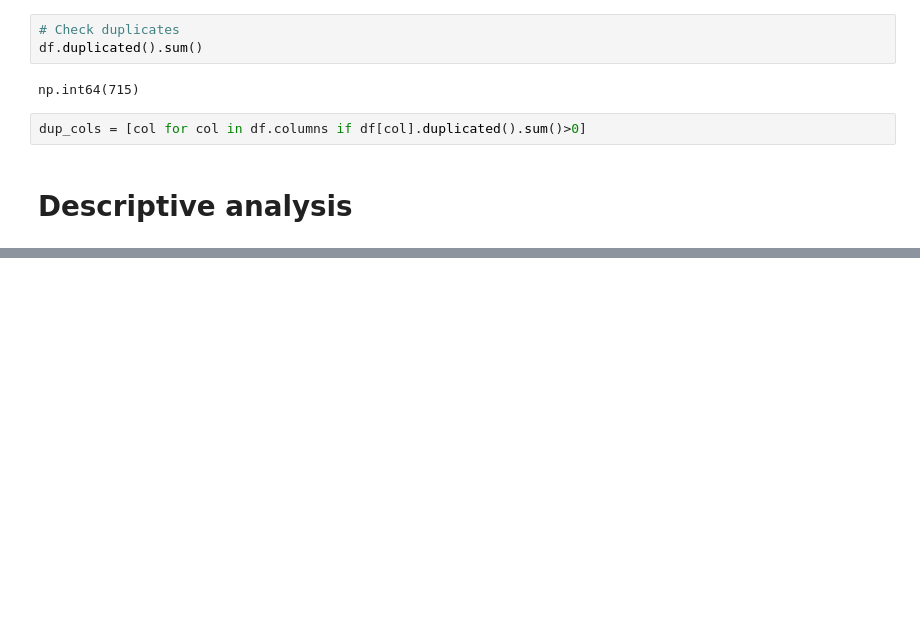
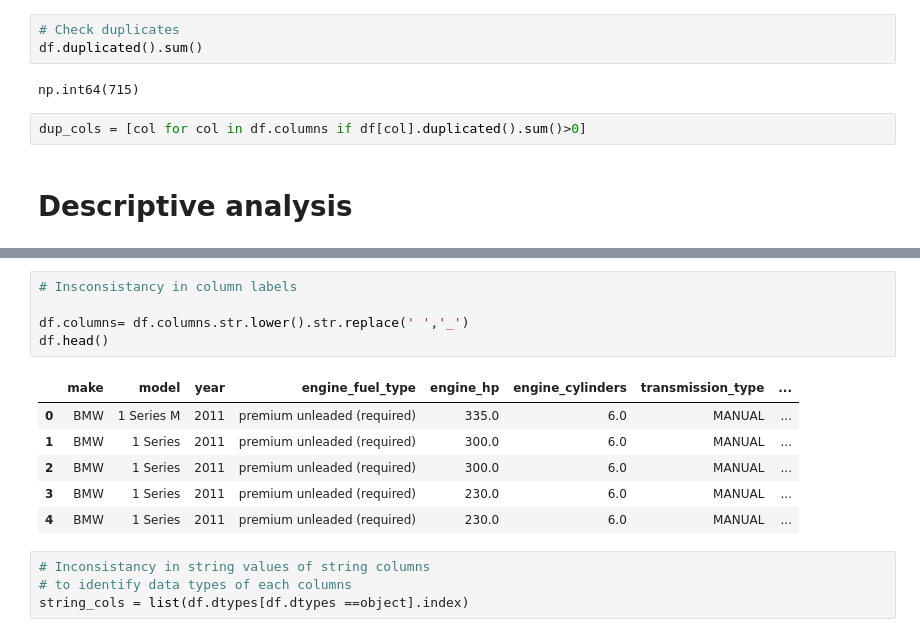
Before and after one commit to Govuzela/mlzoom, a Jupyter notebook: 02-regression/Learning/codealong.ipynb, the cells around one changed output, grey strips where cells are left out. Drawn from its saved outputs; the diff is of its cells as text; blank space fills up the shorter version.

```diff
--- a/02-regression/Learning/codealong.ipynb
+++ b/02-regression/Learning/codealong.ipynb
@@ -106,3 +106,19 @@ df.describe()
 | 50% | 2015.000000 | 227.00000 | 6.000000 | 4.000000 | 26.000000 | 18.000000 | 1385.000000 | 2.999500e+04 |
 | 75% | 2016.000000 | 300.00000 | 6.000000 | 4.000000 | 30.000000 | 22.000000 | 2009.000000 | 4.223125e+04 |
 | max | 2017.000000 | 1001.00000 | 16.000000 | 4.000000 | 354.000000 | 137.000000 | 5657.000000 | 2.065902e+06 |
+# %%
+# Insconsistancy in column labels
+
+df.columns= df.columns.str.lower().str.replace(' ','_')
+df.head()
+# %% [output]
+|  | make | model | year | engine_fuel_type | engine_hp | engine_cylinders | transmission_type | ... |
+| 0 | BMW | 1 Series M | 2011 | premium unleaded (required) | 335.0 | 6.0 | MANUAL | ... |
+| 1 | BMW | 1 Series | 2011 | premium unleaded (required) | 300.0 | 6.0 | MANUAL | ... |
+| 2 | BMW | 1 Series | 2011 | premium unleaded (required) | 300.0 | 6.0 | MANUAL | ... |
+| 3 | BMW | 1 Series | 2011 | premium unleaded (required) | 230.0 | 6.0 | MANUAL | ... |
+| 4 | BMW | 1 Series | 2011 | premium unleaded (required) | 230.0 | 6.0 | MANUAL | ... |
+# %%
+# Inconsistancy in string values of string columns
+# to identify data types of each columns
+string_cols = list(df.dtypes[df.dtypes ==object].index)
```
Also changed, not shown: parts of 7 cells of this notebook, 9 other files.
